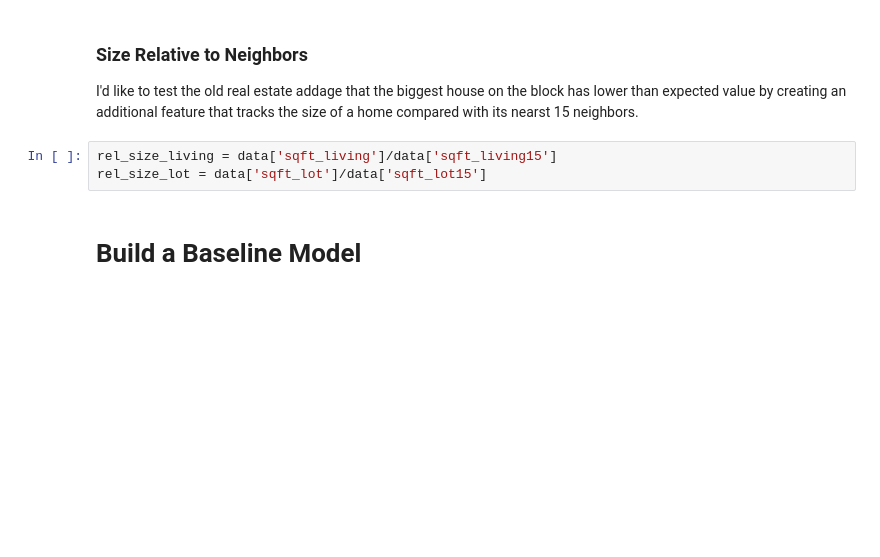
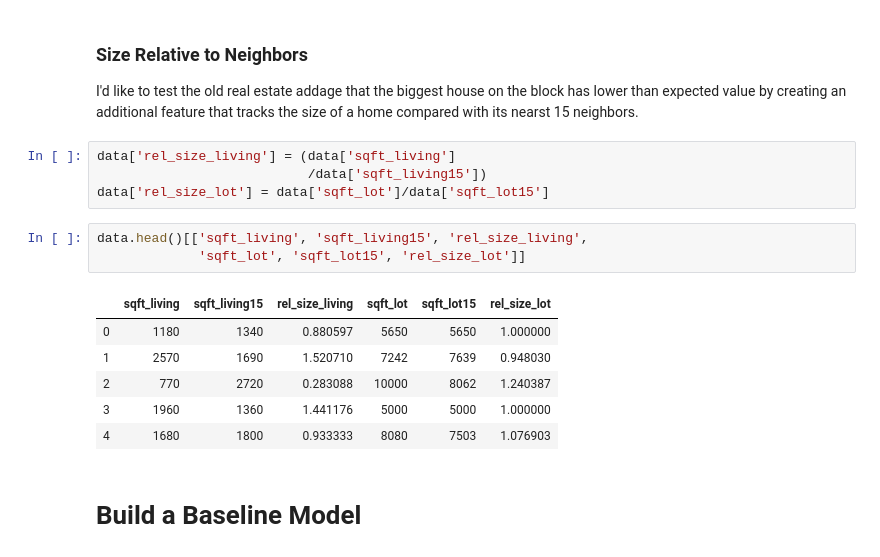
Before and after one commit to shsobieski/Housing-Valuation-Tool, a Jupyter notebook: ProjectNotebook.ipynb, the cells around one changed output. Cells and saved outputs as stored; diff of their text form; blank space fills up the shorter version.

```diff
--- a/ProjectNotebook.ipynb
+++ b/ProjectNotebook.ipynb
@@ -306,7 +306,18 @@ data.drop('nearest_city', axis=1, inplace=True)
 
 I'd like to test the old real estate addage that the biggest house on the block has lower than expected value by creating an additional feature that tracks the size of a home compared with its nearst 15 neighbors.
 # %%
-rel_size_living = data['sqft_living']/data['sqft_living15']
-rel_size_lot = data['sqft_lot']/data['sqft_lot15']
+data['rel_size_living'] = (data['sqft_living']
+                           /data['sqft_living15'])
+data['rel_size_lot'] = data['sqft_lot']/data['sqft_lot15']
+# %%
+data.head()[['sqft_living', 'sqft_living15', 'rel_size_living',
+             'sqft_lot', 'sqft_lot15', 'rel_size_lot']]
+# %% [output]
+|  | sqft_living | sqft_living15 | rel_size_living | sqft_lot | sqft_lot15 | rel_size_lot |
+| 0 | 1180 | 1340 | 0.880597 | 5650 | 5650 | 1.000000 |
+| 1 | 2570 | 1690 | 1.520710 | 7242 | 7639 | 0.948030 |
+| 2 | 770 | 2720 | 0.283088 | 10000 | 8062 | 1.240387 |
+| 3 | 1960 | 1360 | 1.441176 | 5000 | 5000 | 1.000000 |
+| 4 | 1680 | 1800 | 0.933333 | 8080 | 7503 | 1.076903 |
 # %% [markdown]
 # Build a Baseline Model
```
